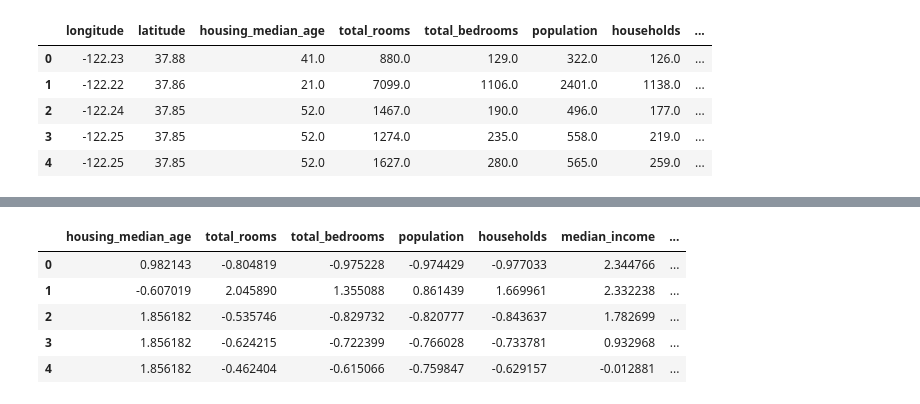
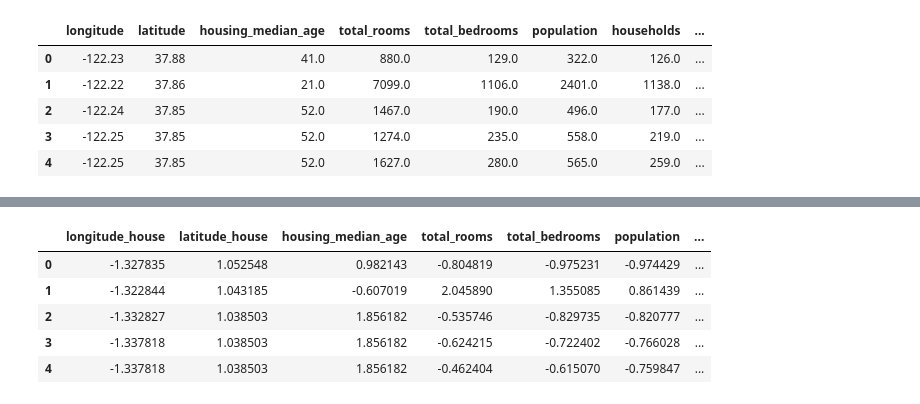
Before and after one commit to rohanrvpatil/linear_models, a Jupyter notebook: task.ipynb, the cells around one changed output, grey strips where cells are left out. Drawn from its saved outputs; the diff is of its cells as text; code cells hidden in the pictures.

```diff
--- a/task.ipynb
+++ b/task.ipynb
@@ -104,20 +142,0 @@ df.head()
-# %%
-# handling latitude, longitude
-from sklearn.cluster import KMeans
-
-kmeans = KMeans(n_clusters=5, random_state=42)
-df["location_cluster"] = kmeans.fit_predict(df[["longitude", "latitude"]])
-
-df.drop(columns=["longitude", "latitude"], inplace=True)
-# %%
-df["rooms_per_household"] = df["total_rooms"] / df["households"]
-df["bedrooms_per_room"] = df["total_bedrooms"] / df["total_rooms"]
-df["population_per_household"] = df["population"] / df["households"]
-
-df["age_bin"] = pd.cut(
-    df["housing_median_age"],
-    bins=10,
-    labels=[f"{i+1}" for i in range(10)],
-    include_lowest=True,
-)
-df["age_bin"] = df["age_bin"].astype(int)
@@ -156,34 +143,23 @@ memory usage: 1.8 MB
 # %%
-# scaling
 columns_to_scale = [
-
+    "longitude_house",
+    "latitude_house",
     "housing_median_age",
     "total_rooms",
-
     "total_bedrooms",
     "population",
+    "households",
     "median_income",
-
-    "households",
-    "rooms_per_household",
-    "bedrooms_per_room",
-    "population_per_household",
+    "median_house_value",
 ]
-
-
-
 scaler = StandardScaler()
-
-
 df[columns_to_scale] = scaler.fit_transform(df[columns_to_scale])
 
-
-
 df.head()
 # %% [output]
-|  | housing_median_age | total_rooms | total_bedrooms | population | households | median_income | ... |
-| 0 | 0.982143 | -0.804819 | -0.975228 | -0.974429 | -0.977033 | 2.344766 | ... |
-| 1 | -0.607019 | 2.045890 | 1.355088 | 0.861439 | 1.669961 | 2.332238 | ... |
-| 2 | 1.856182 | -0.535746 | -0.829732 | -0.820777 | -0.843637 | 1.782699 | ... |
-| 3 | 1.856182 | -0.624215 | -0.722399 | -0.766028 | -0.733781 | 0.932968 | ... |
-| 4 | 1.856182 | -0.462404 | -0.615066 | -0.759847 | -0.629157 | -0.012881 | ... |
+|  | longitude_house | latitude_house | housing_median_age | total_rooms | total_bedrooms | population | ... |
+| 0 | -1.327835 | 1.052548 | 0.982143 | -0.804819 | -0.975231 | -0.974429 | ... |
+| 1 | -1.322844 | 1.043185 | -0.607019 | 2.045890 | 1.355085 | 0.861439 | ... |
+| 2 | -1.332827 | 1.038503 | 1.856182 | -0.535746 | -0.829735 | -0.820777 | ... |
+| 3 | -1.337818 | 1.038503 | 1.856182 | -0.624215 | -0.722402 | -0.766028 | ... |
+| 4 | -1.337818 | 1.038503 | 1.856182 | -0.462404 | -0.615070 | -0.759847 | ... |
```
Also changed, not shown: parts of 37 cells of this notebook, 1 other file.
